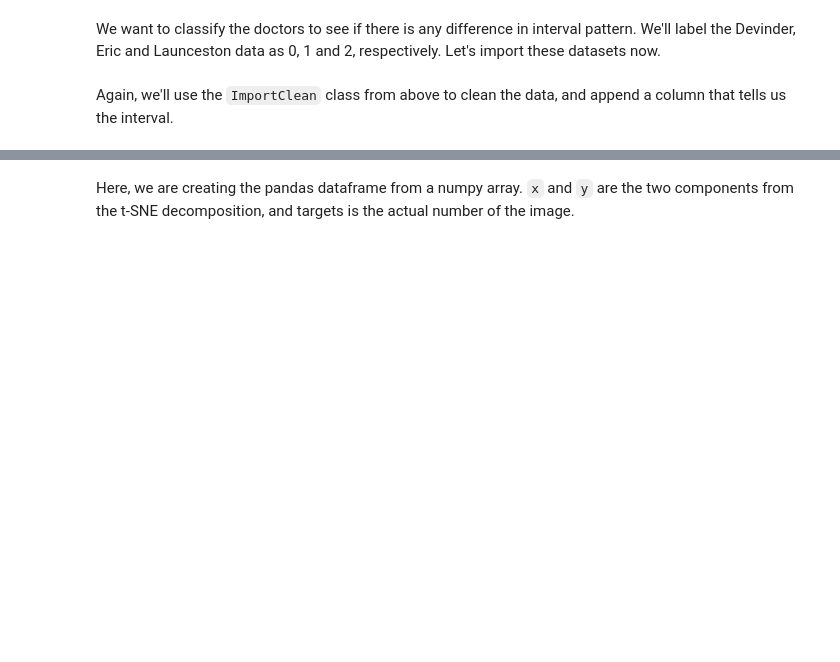
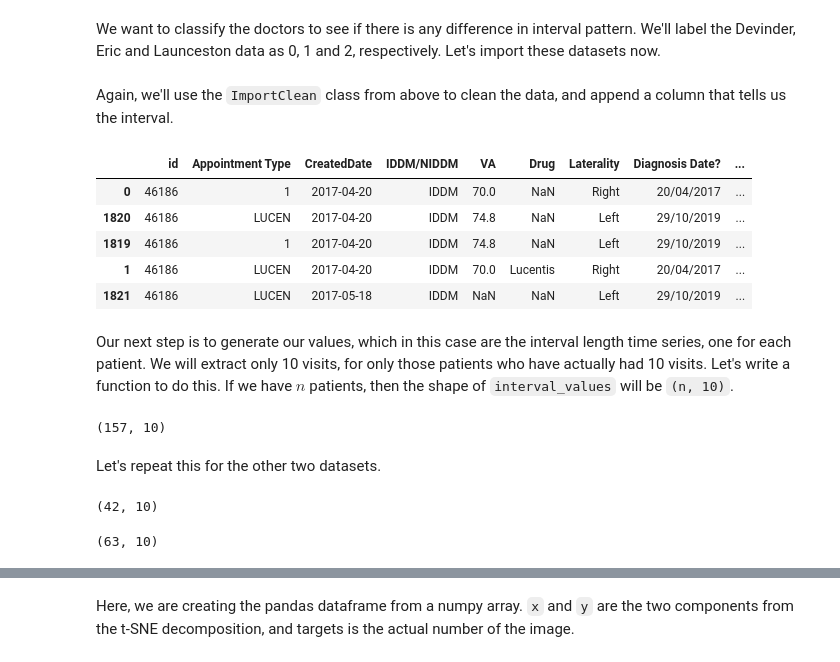
Before and after one commit to charlieoneill23/charliemacuject, a Jupyter notebook: pharma_reports/dme.ipynb, the cells around one changed output, grey strips where cells are left out. Cells and saved outputs as stored; diff of their text form; code cells hidden in the pictures; blank space fills up the shorter version.

```diff
--- a/pharma_reports/dme.ipynb
+++ b/pharma_reports/dme.ipynb
@@ -596,7 +597,10 @@ class ImportClean:
     def clean(self):
         cdf = self.df
         cdf.CreatedDate = pd.to_datetime(cdf.CreatedDate)
-        cdf.drop(columns=['Unnamed: 0'], inplace=True)
+        try:
+            cdf.drop(columns=['Unnamed: 0'], inplace=True)
+        except:
+            pass
         return cdf
 
     def interval_column(self):
@@ -773,14 +777,26 @@ We want to classify the doctors to see if there is any difference in interval pa
 # %%
 df0 = pd.read_csv('/home/jupyter/charliemacuject/pharma_reports/data/dme.csv')
 df1 = pd.read_csv('/home/jupyter/charliemacuject/pharma_reports/data/DME_Eric.csv')
+df1.rename(columns={'Patient::PatientBCID':'id'}, inplace=True)
 df2 = pd.read_csv('/home/jupyter/charliemacuject/pharma_reports/data/DME_Laun.csv')
+df2.rename(columns={'File #':'id', 'Appoinment Date': 'CreatedDate'}, inplace=True)
 # %% [markdown]
 Again, we'll use the `ImportClean` class from above to clean the data, and append a column that tells us the interval.
 # %%
 df_list = [df0, df1, df2]
 new_list = []
 for df in df_list:
-    df = pd.read_csv('/home/jupyter/charliemacuject/pharma_reports/data/dme.csv')
     df = ImportClean(df)
     df = df.interval_column()
     new_list.append(df)
+# %%
+new_list[2].head()
+# %% [output]
+|  | id | Appointment Type | CreatedDate | IDDM/NIDDM | VA | Drug | Laterality | Diagnosis Date? | ... |
+| 0 | 46186 | 1 | 2017-04-20 | IDDM | 70.0 | NaN | Right | 20/04/2017 | ... |
+| 1820 | 46186 | LUCEN | 2017-04-20 | IDDM | 74.8 | NaN | Left | 29/10/2019 | ... |
+| 1819 | 46186 | 1 | 2017-04-20 | IDDM | 74.8 | NaN | Left | 29/10/2019 | ... |
+| 1 | 46186 | LUCEN | 2017-04-20 | IDDM | 70.0 | Lucentis | Right | 20/04/2017 | ... |
+| 1821 | 46186 | LUCEN | 2017-05-18 | IDDM | NaN | NaN | Left | 29/10/2019 | ... |
+# %% [markdown]
+Our next step is to generate our values, which in this case are the interval length time series, one for each patient. We will extract only 10 visits, for only those patients who have actually had 10 visits. Let's write a function to do this. If we have $n$ patients, then the shape of `interval_values` will be `(n, 10)`.
@@ -786,0 +817,17 @@ for df in df_list:
+# %%
+int_values0 = interval_values(new_list[0])
+int_values0.shape
+# %% [output]
+(157, 10)
+# %% [markdown]
+Let's repeat this for the other two datasets.
+# %%
+int_values1 = interval_values(new_list[1])
+int_values1.shape
+# %% [output]
+(42, 10)
+# %%
+int_values2 = interval_values(new_list[2])
+int_values2.shape
+# %% [output]
+(63, 10)
```
Also changed, not shown: parts of 10 cells of this notebook.
